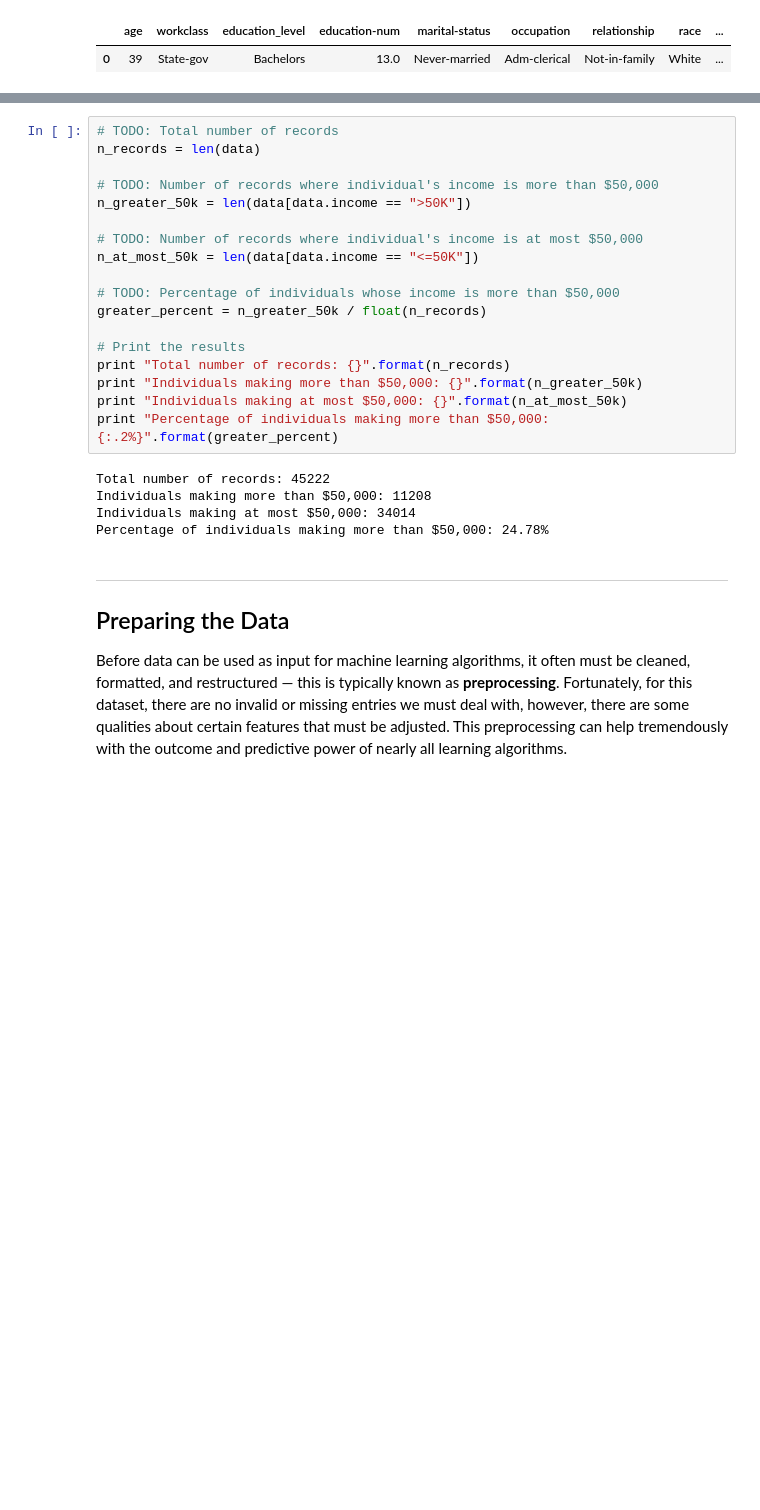
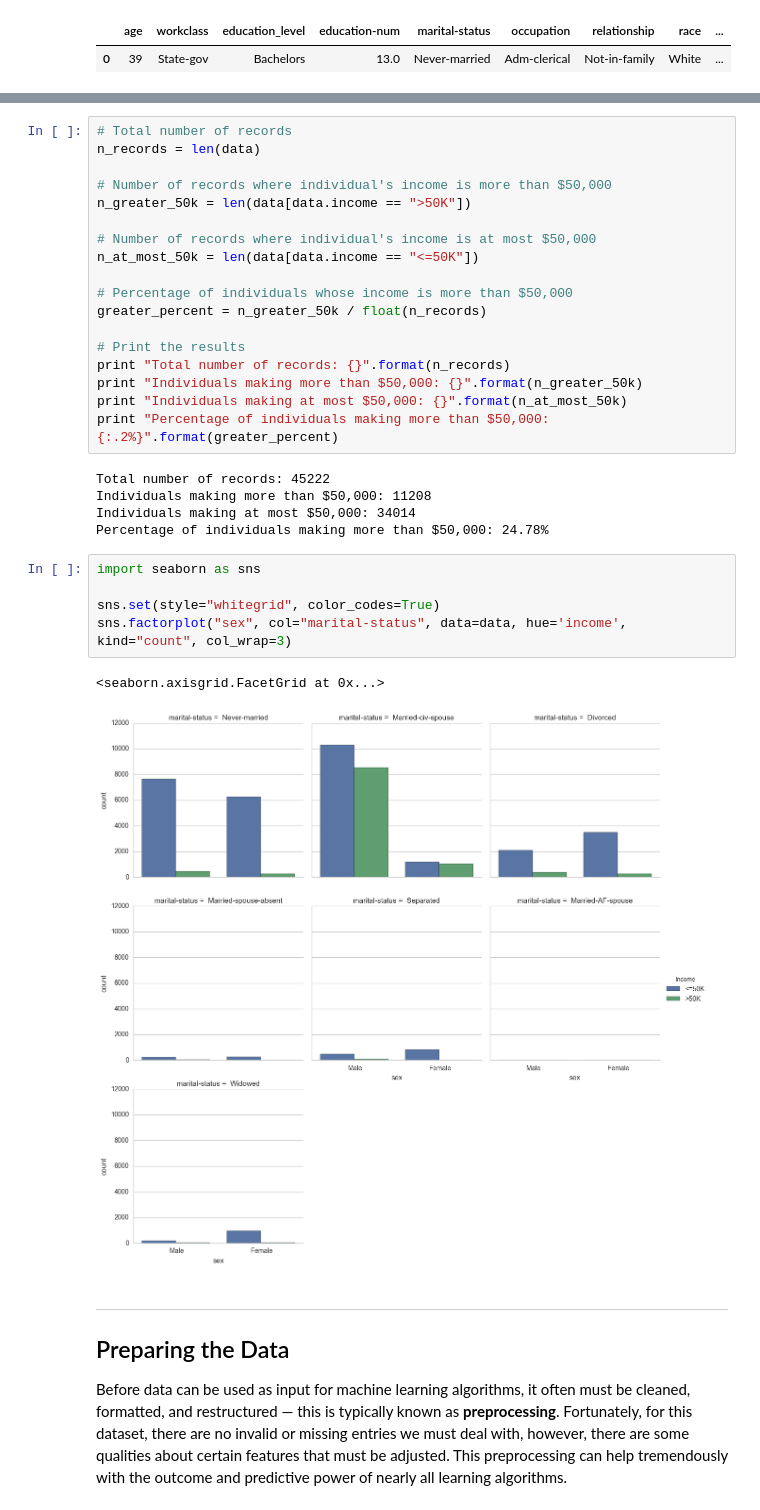
Before and after one commit to cgkaczenski/Finding_Donors-Supervised-Learning, a Jupyter notebook: finding_donors.ipynb, the cells around one changed output, grey strips where cells are left out. Saved outputs shown, nothing was run; the diff lists cells and outputs as text; blank space fills up the shorter version.

```diff
--- a/finding_donors.ipynb
+++ b/finding_donors.ipynb
@@ -51,14 +50,14 @@ A cursory investigation of the dataset will determine how many individuals fit i
 # %%
-# TODO: Total number of records
+# Total number of records
 n_records = len(data)
 
-# TODO: Number of records where individual's income is more than $50,000
+# Number of records where individual's income is more than $50,000
 n_greater_50k = len(data[data.income == ">50K"])
 
-# TODO: Number of records where individual's income is at most $50,000
+# Number of records where individual's income is at most $50,000
 n_at_most_50k = len(data[data.income == "<=50K"])
 
-# TODO: Percentage of individuals whose income is more than $50,000
+# Percentage of individuals whose income is more than $50,000
 greater_percent = n_greater_50k / float(n_records)
 
 # Print the results
@@ -71,6 +70,14 @@ Total number of records: 45222
 Individuals making more than $50,000: 11208
 Individuals making at most $50,000: 34014
 Percentage of individuals making more than $50,000: 24.78%
+# %%
+import seaborn as sns
+
+sns.set(style="whitegrid", color_codes=True)
+sns.factorplot("sex", col="marital-status", data=data, hue='income', kind="count", col_wrap=3)
+# %% [output]
+<seaborn.axisgrid.FacetGrid at 0x...>
+[figure, added]
 # %% [markdown]
 ----
 ## Preparing the Data
```
Also changed, not shown: parts of 10 cells of this notebook, 1 other file.
